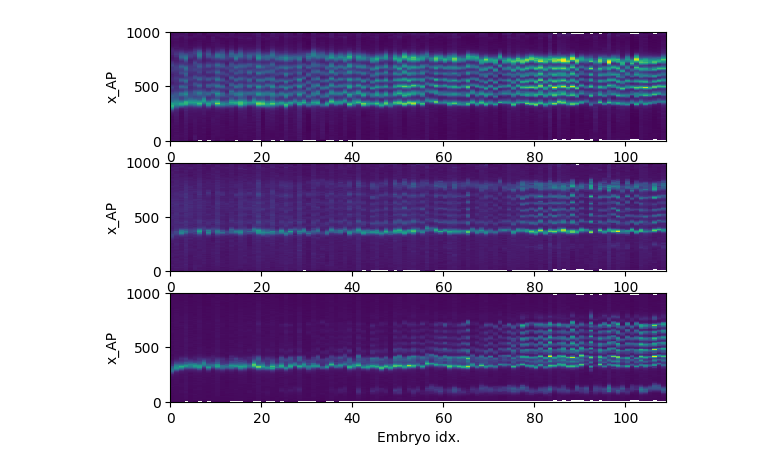
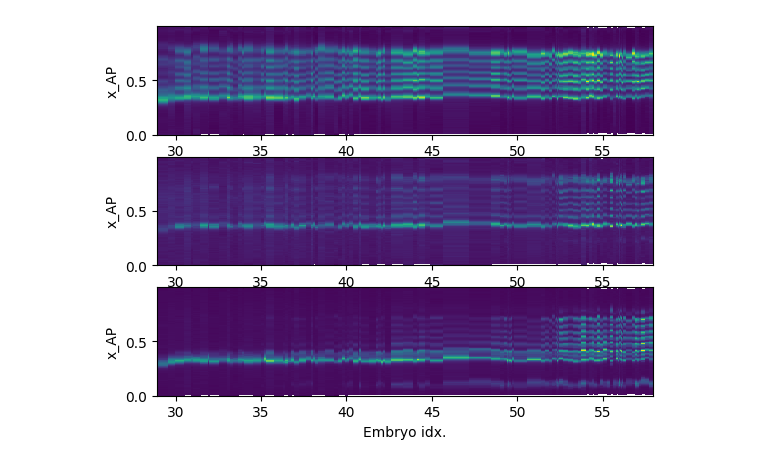
Before and after one commit to mnikolic7/PHY562_Spring25_MakingMeasurements, a Jupyter notebook: main_correlations.ipynb, the cells around one changed output. Saved outputs shown, nothing was run; the diff lists cells and outputs as text; code cells hidden in the pictures.

```diff
--- a/main_correlations.ipynb
+++ b/main_correlations.ipynb
@@ -11,26 +51,26 @@ data = sio.loadmat('pair_rule_expression_data.mat')
 # %%
 age=data['age'].flatten()
 Nemb=age.shape[0];
-
+x=np.arange(1000)/1000
 Eve=data['profiles_eve']
 Run=data['profiles_run']
 Prd=data['profiles_prd']
 # %%
 ax1=plt.subplot(3,1,1)
-ax1.pcolor(Eve)
+ax1.pcolor(age,x,Eve)
 plt.xlabel('Embryo idx.')
 plt.ylabel('x_AP')
 
 ax2=plt.subplot(3,1,2)
-ax2.pcolor(Run)
+ax2.pcolor(age,x,Run)
 plt.xlabel('Embryo idx.')
 plt.ylabel('x_AP')
 
 ax3=plt.subplot(3,1,3)
-ax3.pcolor(Prd)
+ax3.pcolor(age,x,Prd)
 plt.xlabel('Embryo idx.')
 plt.ylabel('x_AP')
 
 plt.show()
 # %% [output]
-[figure, old version]
+[figure, new version]
```
Also changed, not shown: parts of 2 cells of this notebook.
